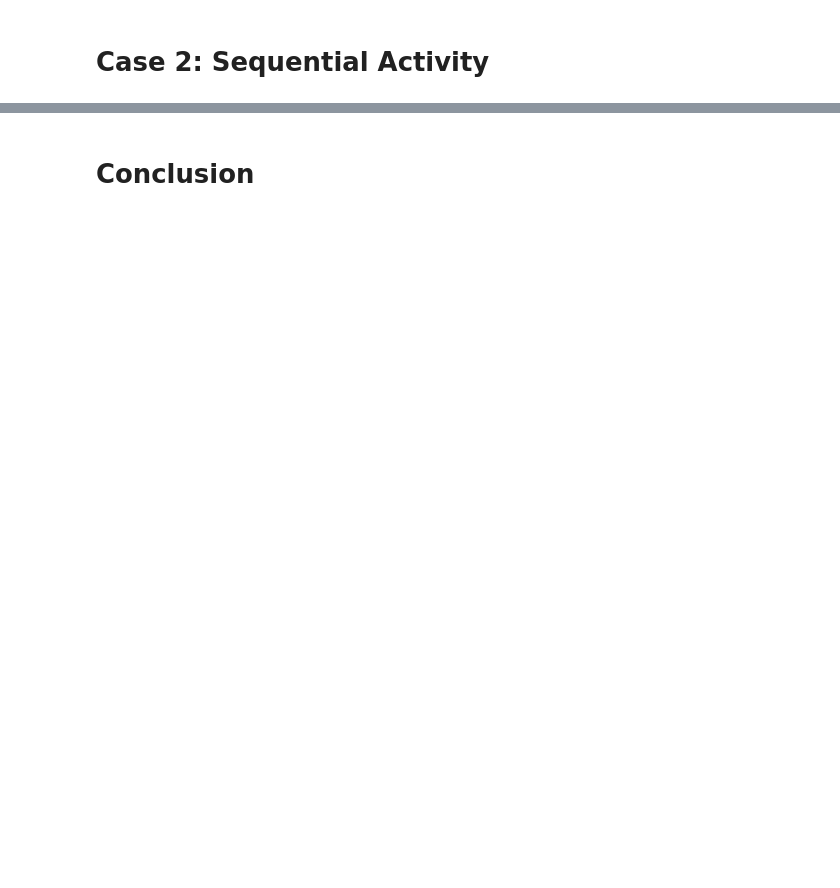
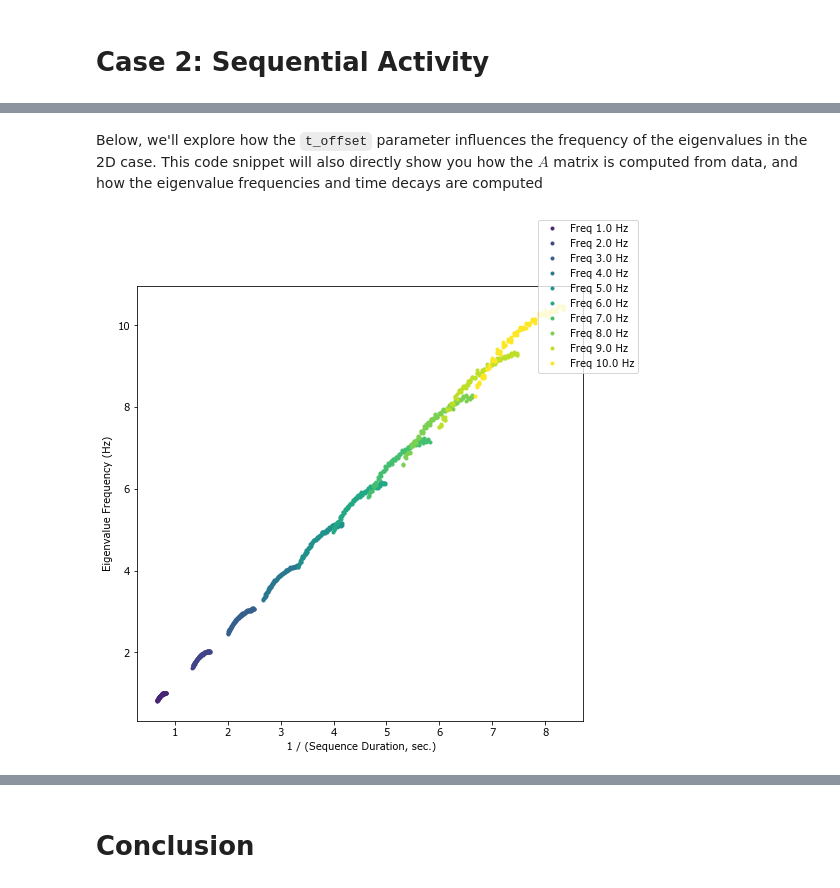
Before and after one commit to pkhanna104/dynamics_notebook, a Jupyter notebook: Dynamics_Tutorial.ipynb, the cells around one changed output, grey strips where cells are left out. Saved outputs shown, nothing was run; the diff lists cells and outputs as text; code cells hidden in the pictures; blank space fills up the shorter version.

Commit message:
adding more widgets, finished annotating Dynamics Tutorial, added Testing.ipynb

````diff
--- a/Dynamics_Tutorial.ipynb
+++ b/Dynamics_Tutorial.ipynb
@@ -346,15 +222,0 @@ So in this case, we can see that we can get low frequency rotational dynamics, d
-# %%
-##### Estimate the FFT of each neuron and estimate the frequencies of the dynamics:
-f, ax = plt.subplots()
-lds_utils.eigenspec(Aest, axi=ax, xlim=(-.5, 20.), labels = ['A_est'])
-
-ax2 = ax.twinx()
-xf, px = seq_utils.simple_fft(data[:, 0], 1/dt)
-ax2.plot(xf, px, 'k-', label='Neuron FFT')
-ax2.set_ylabel('Power')
-
-### Add eigspec to this plot
-f.legend()
-
-### Print R2 ###
-print('R2 of Aest %.2f' %lds_utils.get_population_R2(data[1:,:], np.dot(Aest, data[:-1, :].T).T))
@@ -366,13 +222,0 @@ Here we can see that the individual neuron responses contain substantial low fre
-# %%
-fund_freq_test = np.array([ 2, 4, 6, 8, 10, 12]) # Hz
-gauss = .125
-# Method to have two populations that are phase offset from one another instead
-# of all neurons with a phase offset:
-frac_offset = [.01]
-total_length = 0.3; # Total number of neurons per sequence;
-noise_level = 0.05;
-
-generate_spatiotemporal_patterns(fund_freq_test, frac_offset, None,
-                        total_length=total_length, gauss_std = gauss,
-                        noise_level=noise_level,nreps=1, pad_zeros=0.,
-                        return_data = False, figsize=(8, 15), add_fft = True)
@@ -386,15 +222,0 @@ Finally, we ask how do the frequencies represented change as a function of phase
-# %%
-### Lets also try this now where we have the total number of neurons set, but vary the offsets; ###
-fund_freq_test = np.array([ 2. ]) # Hz
-gauss = .125
-
-dt_offset = [.005, .02, .04, .08, .12, .16, .2, .3 ]
-total_length = None; # Total number of neurons per sequence;
-noise_level = 0.01;
-N_neurons = 20
-
-### Sweep through parameters;
-generate_spatiotemporal_patterns(fund_freq_test, dt_offset, N_neurons,
-                                total_length=total_length, gauss_std = gauss,
-                                noise_level=noise_level,nreps=1, pad_zeros=0.,
-                                 figsize = (20, 3), add_fft = True)
@@ -639,0 +237,2 @@ We can clearly see that if data is smoothed sufficiently, it can look predictabl
+# %% [markdown]
+Below, we'll explore how the ```t_offset``` parameter influences the frequency of the eigenvalues in the 2D case. This code snippet will also directly show you how the $A$ matrix is computed from data, and how the eigenvalue frequencies and time decays are computed
@@ -639,0 +310,4 @@ We can clearly see that if data is smoothed sufficiently, it can look predictabl
+# %%
+plot_freq_as_fcn_dt(num_cycles_single_activation = 0.5)
+# %% [output]
+[figure, added]
````
Also changed, not shown: parts of 81 cells of this notebook, 2 other files.
